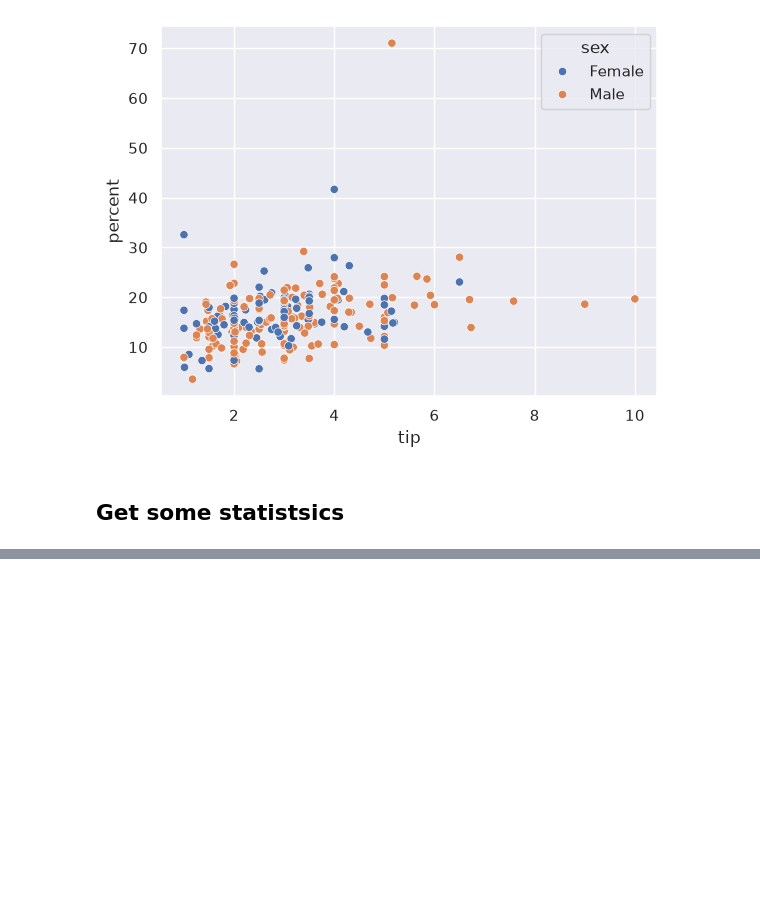
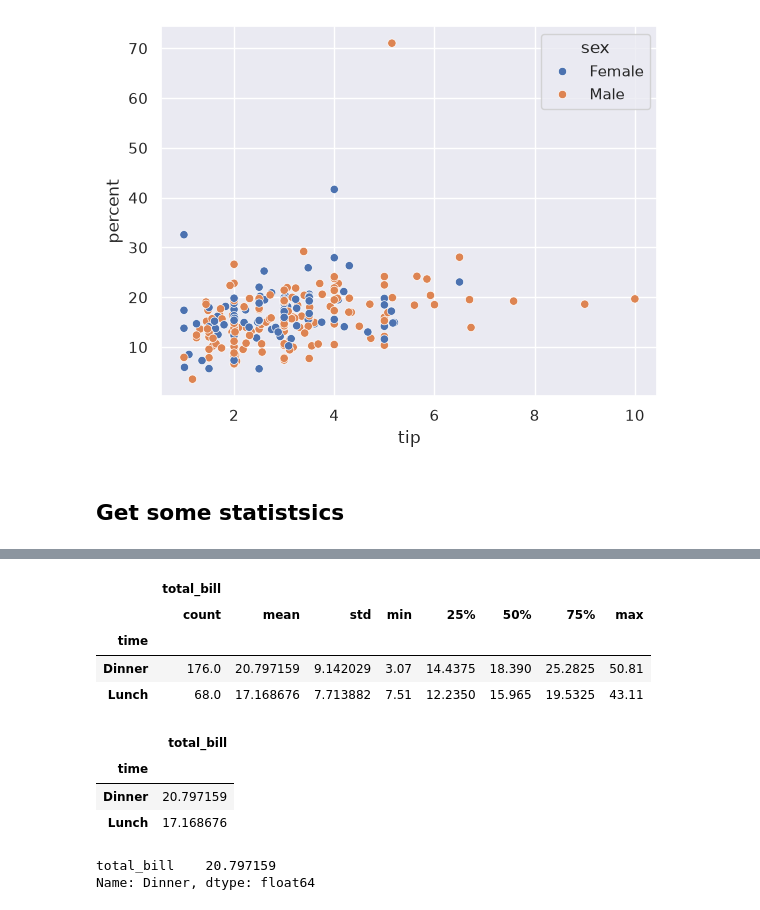
Before and after one commit to tgirier/intro-to-python-2ed, a Jupyter notebook: challenges/challenge_6_analysis.ipynb, the cells around one changed output, grey strips where cells are left out. Saved outputs shown, nothing was run; the diff lists cells and outputs as text; code cells hidden in the pictures; blank space fills up the shorter version.

```diff
--- a/challenges/challenge_6_analysis.ipynb
+++ b/challenges/challenge_6_analysis.ipynb
@@ -206,0 +236,20 @@ sb.scatterplot(x='tip', y='percent', hue='sex', data=df)
+# %%
+df[['time', 'total_bill']].groupby('time').describe()
+# %% [output]
+|  | total_bill |  |  |  |  |  |  |  |
+|  | count | mean | std | min | 25% | 50% | 75% | max |
+| time |  |  |  |  |  |  |  |  |
+| Dinner | 176.0 | 20.797159 | 9.142029 | 3.07 | 14.4375 | 18.390 | 25.2825 | 50.81 |
+| Lunch | 68.0 | 17.168676 | 7.713882 | 7.51 | 12.2350 | 15.965 | 19.5325 | 43.11 |
+# %%
+df[['time', 'total_bill']].groupby('time').mean()
+# %% [output]
+|  | total_bill |
+| time |  |
+| Dinner | 20.797159 |
+| Lunch | 17.168676 |
+# %%
+df[['time', 'total_bill']].groupby('time').mean().loc['Dinner']
+# %% [output]
+total_bill    20.797159
+Name: Dinner, dtype: float64
```
Also changed, not shown: parts of 3 cells of this notebook.
